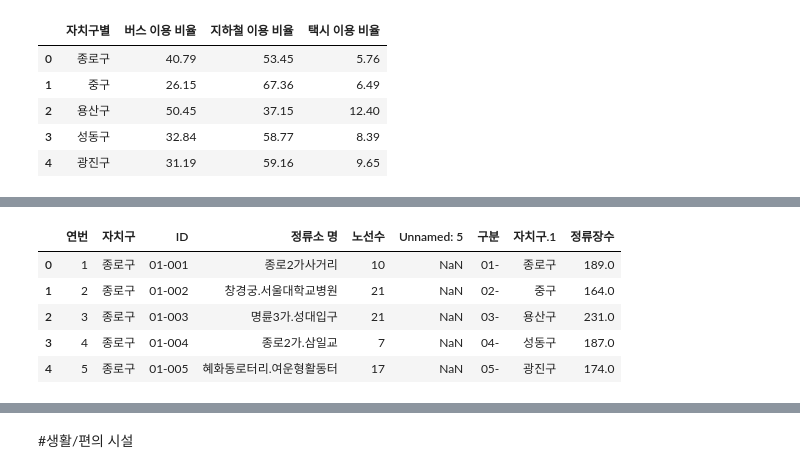
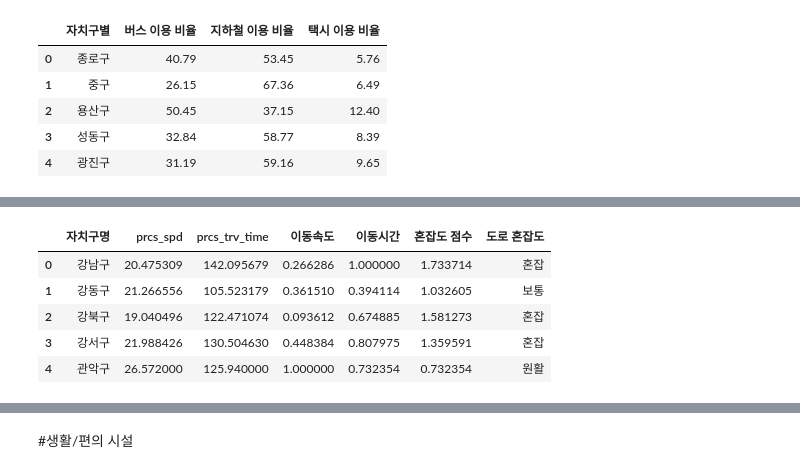
Before and after one commit to GDGoC-Success-Seollyongdan/GDGoC-Success-Seollyongdan-aiml, a Jupyter notebook: 홈_데이터_제공.ipynb, the cells around one changed output, grey strips where cells are left out. Cells and saved outputs as stored; diff of their text form; code cells hidden in the pictures.

```diff
--- a/홈_데이터_제공.ipynb
+++ b/홈_데이터_제공.ipynb
@@ -393,11 +512,13 @@ df.head()
 # %%
-# 노선수
-df1 = pd.read_excel("/content/drive/MyDrive/GDGoc/2/서울시 시내버스 정류소 현황-20240930기준.xlsx")
+## 혼잡도
+
+df1 = pd.read_excel("/content/자치구별_도로혼잡도_18시.xlsx")
+df1 = df1.drop(columns=['Unnamed: 0'])
 df1.head()
 # %% [output]
-|  | 연번 | 자치구 | ID | 정류소 명 | 노선수 | Unnamed: 5 | 구분 | 자치구.1 | 정류장수 |
-| 0 | 1 | 종로구 | 01-001 | 종로2가사거리 | 10 | NaN | 01- | 종로구 | 189.0 |
-| 1 | 2 | 종로구 | 01-002 | 창경궁.서울대학교병원 | 21 | NaN | 02- | 중구 | 164.0 |
-| 2 | 3 | 종로구 | 01-003 | 명륜3가.성대입구 | 21 | NaN | 03- | 용산구 | 231.0 |
-| 3 | 4 | 종로구 | 01-004 | 종로2가.삼일교 | 7 | NaN | 04- | 성동구 | 187.0 |
-| 4 | 5 | 종로구 | 01-005 | 혜화동로터리.여운형활동터 | 17 | NaN | 05- | 광진구 | 174.0 |
+|  | 자치구명 | prcs_spd | prcs_trv_time | 이동속도 | 이동시간 | 혼잡도 점수 | 도로 혼잡도 |
+| 0 | 강남구 | 20.475309 | 142.095679 | 0.266286 | 1.000000 | 1.733714 | 혼잡 |
+| 1 | 강동구 | 21.266556 | 105.523179 | 0.361510 | 0.394114 | 1.032605 | 보통 |
+| 2 | 강북구 | 19.040496 | 122.471074 | 0.093612 | 0.674885 | 1.581273 | 혼잡 |
+| 3 | 강서구 | 21.988426 | 130.504630 | 0.448384 | 0.807975 | 1.359591 | 혼잡 |
+| 4 | 관악구 | 26.572000 | 125.940000 | 1.000000 | 0.732354 | 0.732354 | 원활 |
```
Also changed, not shown: parts of 48 cells of this notebook, 4 other files.
